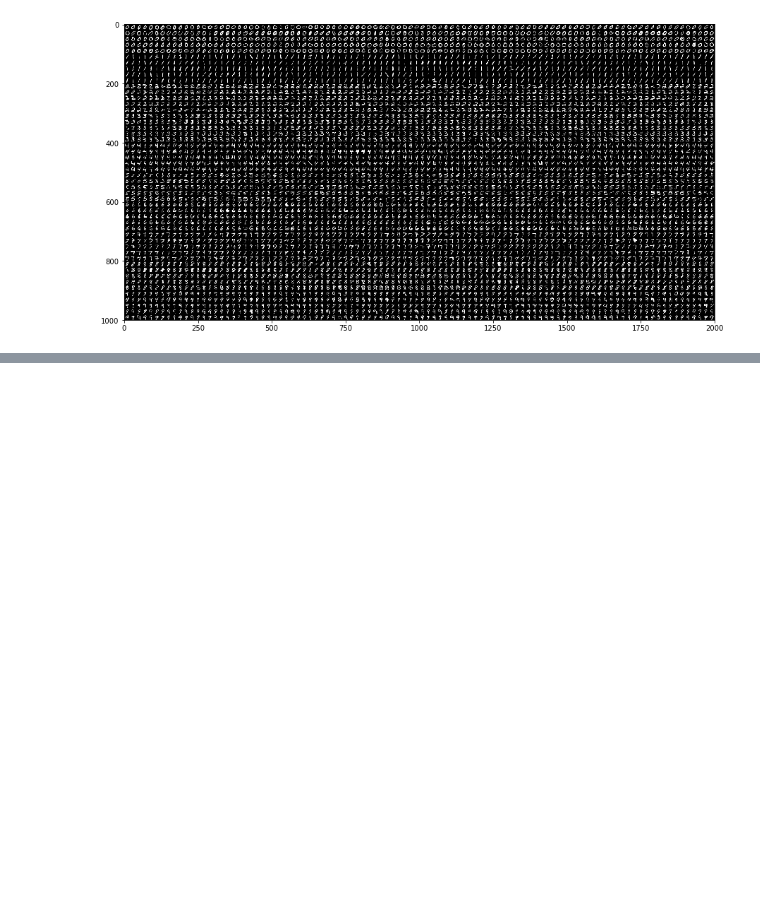
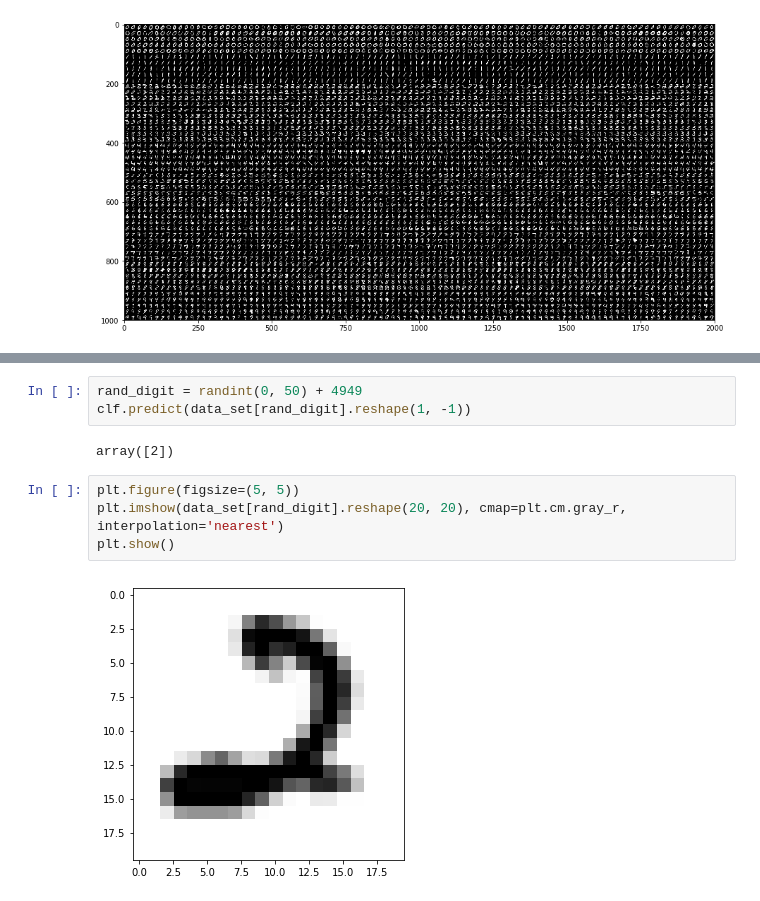
Before and after one commit to sutthisak/my-scikit-learn, a Jupyter notebook: 01.introduction.knn.cv2.ipynb, the cells around one changed output, grey strips where cells are left out. Saved outputs shown, nothing was run; the diff lists cells and outputs as text; blank space fills up the shorter version.

```diff
--- a/01.introduction.knn.cv2.ipynb
+++ b/01.introduction.knn.cv2.ipynb
@@ -64,0 +82,11 @@ len(target)
+# %%
+rand_digit = randint(0, 50) + 4949
+clf.predict(data_set[rand_digit].reshape(1, -1))
+# %% [output]
+array([2])
+# %%
+plt.figure(figsize=(5, 5))
+plt.imshow(data_set[rand_digit].reshape(20, 20), cmap=plt.cm.gray_r, interpolation='nearest')
+plt.show()
+# %% [output]
+[figure, added]
```
Also changed, not shown: parts of 7 cells of this notebook, 1 other file.
